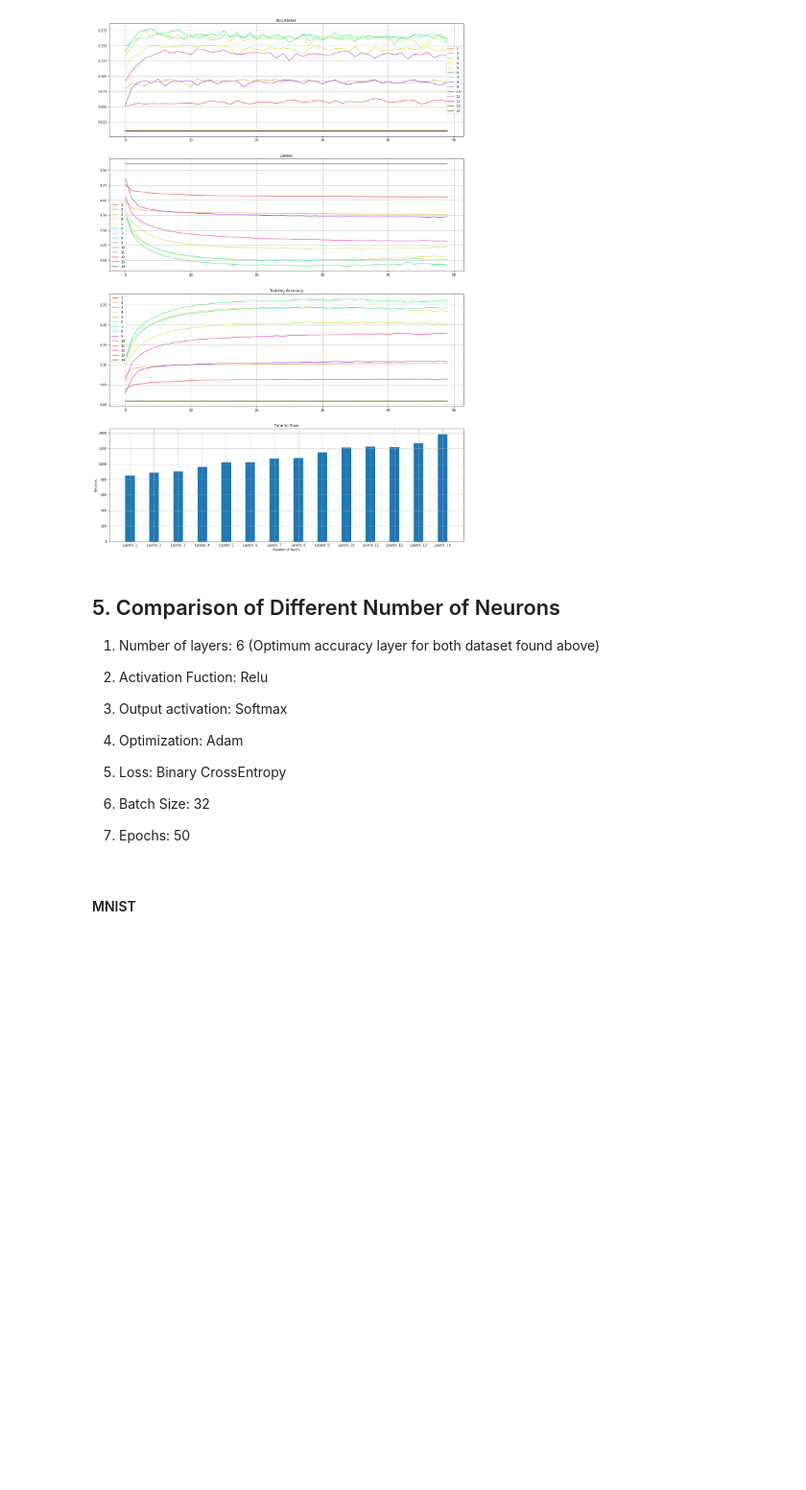
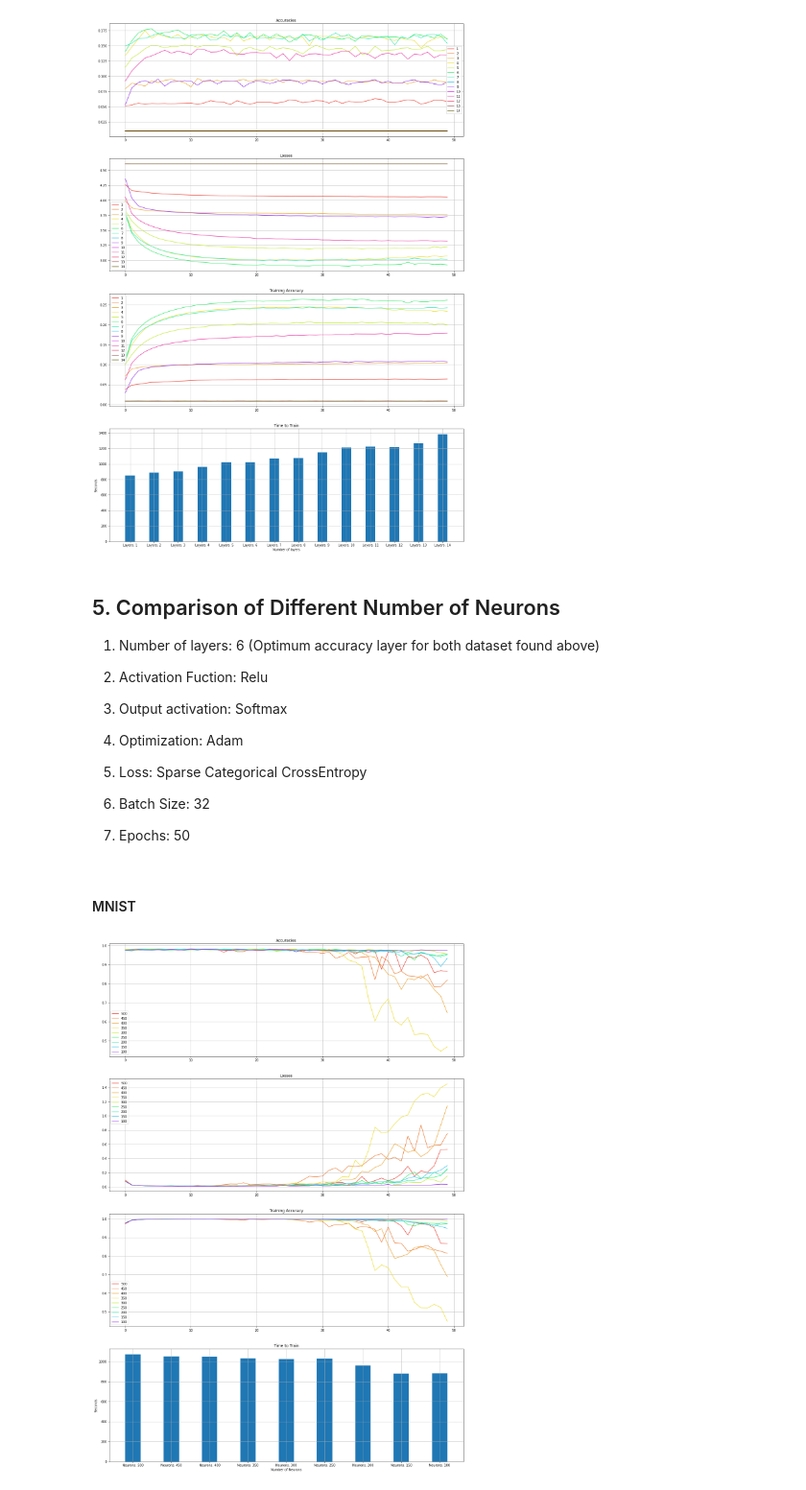
Before and after one commit to zuhairmhtb/NeuralNetworkAnalysis-MLP-, a Jupyter notebook: analysis.ipynb, the cells around one changed output. Shown at 96% size. Cells and saved outputs as stored; diff of their text form; code cells hidden in the pictures; blank space fills up the shorter version.

Commit message:
Added neuron comparison cifar and mnist

```diff
--- a/analysis.ipynb
+++ b/analysis.ipynb
@@ -80,7 +80,7 @@ def get_model(no_layers, neurons_per_layer, activation_function, output_function
     return model
 # %%
 hidden_layers = [i for i in range(1, 15, 1)]
-neurons_per_layer = [i for i in range(100, 500, 50)]
+neurons_per_layer = [i for i in range(100, 550, 50)]
 activation_functions = {
     'RELU': 'relu',
     'Sigmoid': 'sigmoid',
@@ -355,7 +355,7 @@ plt.show()
 
 4. Optimization: Adam
 
-5. Loss: Binary CrossEntropy
+5. Loss: Sparse Categorical CrossEntropy
 
 6. Batch Size: 32
 
@@ -391,9 +391,10 @@ colors = [
 plt.figure(1, figsize=(20, 30))
 time_to_train = []
 time_to_train_x = []
-for i in hidden_layers:
-    time_to_train_x.append(f'Layers: {i}')
+for i in neurons_per_layer[::-1]:
+    time_to_train_x.append(f'Neurons: {i}')
 
+count = 0
 for i in neurons_per_layer[::-1]:
     model = get_model(
         no_layers=6,
@@ -413,35 +414,39 @@ for i in neurons_per_layer[::-1]:
     end = time.time()
     time_to_train.append(end-start)
     plt.subplot(4, 1, 1)
-    plt.plot(a, color=colors[i-1], label=str(i))
+    plt.plot(a, color=colors[count], label=str(i))
 
     plt.subplot(4, 1, 2)
-    plt.plot(l,color=colors[i-1], label=str(i))
+    plt.plot(l,color=colors[count], label=str(i))
 
 
     plt.subplot(4, 1, 3)
-    plt.plot(ta,color=colors[i-1], label=str(i))
+    plt.plot(ta,color=colors[count], label=str(i))
+
+    count += 1
 
 plt.subplot(4, 1, 1)
 plt.title('Accuracies')
 plt.legend()
 plt.grid()
 
 plt.subplot(4, 1, 2)
 plt.title('Losses')
 plt.legend()
 plt.grid()
 
 plt.subplot(4, 1, 3)
 plt.title('Training Accuracy')
 plt.legend()
 plt.grid()
 
 plt.subplot(4, 1, 4)
 plt.title('Time to Train')
 plt.bar(time_to_train_x, time_to_train, width=0.4)
-plt.xlabel('Number of layers')
+plt.xlabel('Number of Neurons')
 plt.ylabel('Seconds')
 plt.grid()
 
 plt.show()
+# %% [output]
+[figure, added]
```
Also changed, not shown: parts of 18 cells of this notebook, 4 other files.
